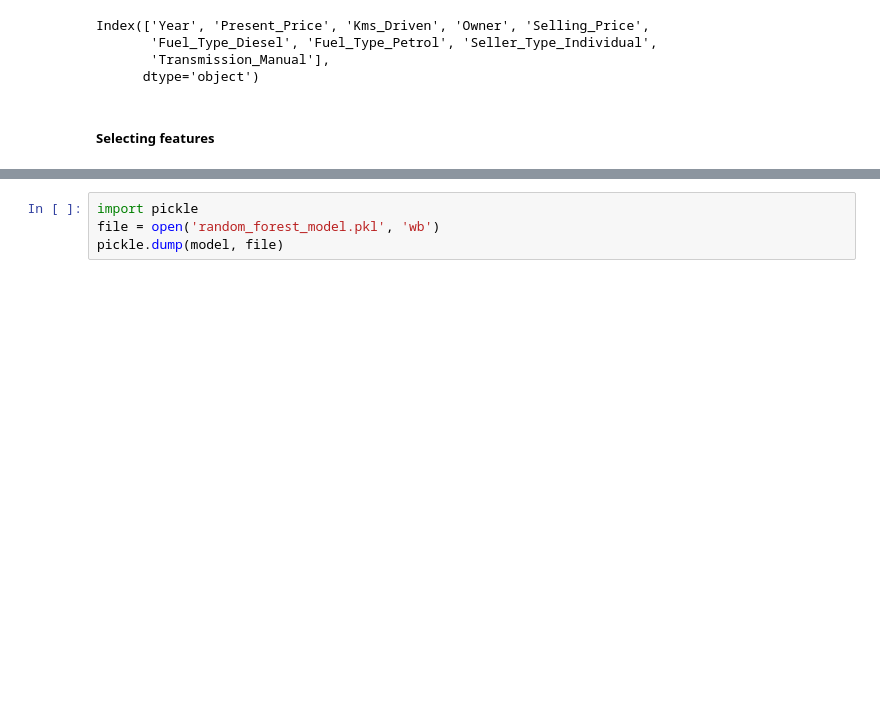
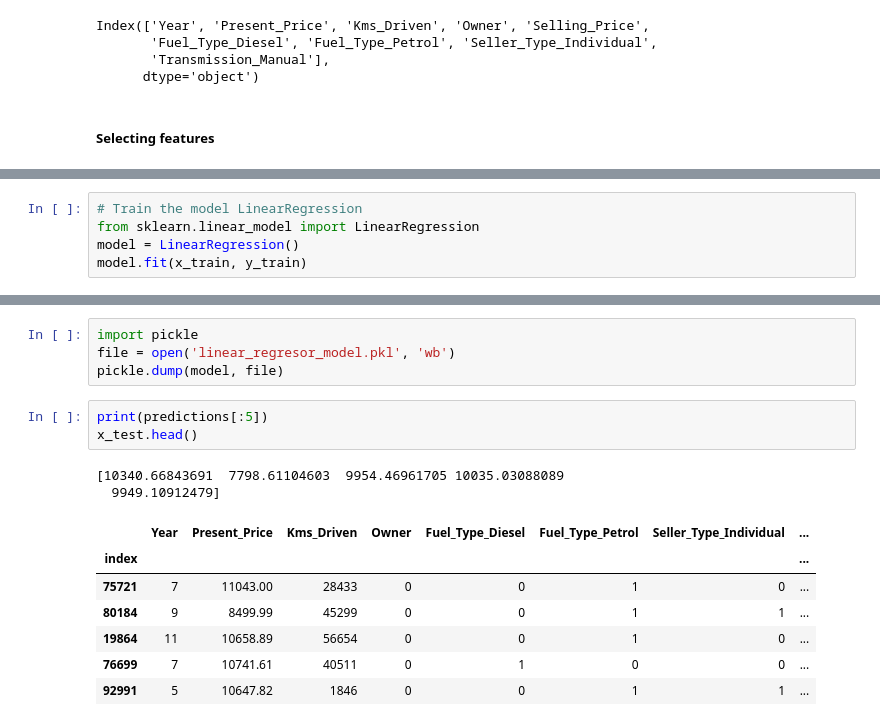
Before and after one commit to bonnett93/FastAPI_Deploy_ML_Model, a Jupyter notebook: ML_model/exploratory_analisis.ipynb, the cells around one changed output, grey strips where cells are left out. Drawn from its saved outputs; the diff is of its cells as text; blank space fills up the shorter version.

```diff
--- a/ML_model/exploratory_analisis.ipynb
+++ b/ML_model/exploratory_analisis.ipynb
@@ -203,2 +198,7 @@ model.fit(x_train, y_train)
 # %% [output]
 RandomForestRegressor()
+# %%
+# Train the model LinearRegression
+from sklearn.linear_model import LinearRegression
+model = LinearRegression()
+model.fit(x_train, y_train)
@@ -253,5 +246,18 @@ RMSE:  379.9386797838743
 [figure]
 # %%
 import pickle
-file = open('random_forest_model.pkl', 'wb')
+file = open('linear_regresor_model.pkl', 'wb')
 pickle.dump(model, file)
+# %%
+print(predictions[:5])
+x_test.head()
+# %% [output]
+[10340.66843691  7798.61104603  9954.46961705 10035.03088089
+  9949.10912479]
+|  | Year | Present_Price | Kms_Driven | Owner | Fuel_Type_Diesel | Fuel_Type_Petrol | Seller_Type_Individual | ... |
+| index |  |  |  |  |  |  |  | ... |
+| 75721 | 7 | 11043.00 | 28433 | 0 | 0 | 1 | 0 | ... |
+| 80184 | 9 | 8499.99 | 45299 | 0 | 0 | 1 | 1 | ... |
+| 19864 | 11 | 10658.89 | 56654 | 0 | 0 | 1 | 0 | ... |
+| 76699 | 7 | 10741.61 | 40511 | 0 | 1 | 0 | 0 | ... |
+| 92991 | 5 | 10647.82 | 1846 | 0 | 0 | 1 | 1 | ... |
```
Also changed, not shown: parts of 6 cells of this notebook, 5 other files.
